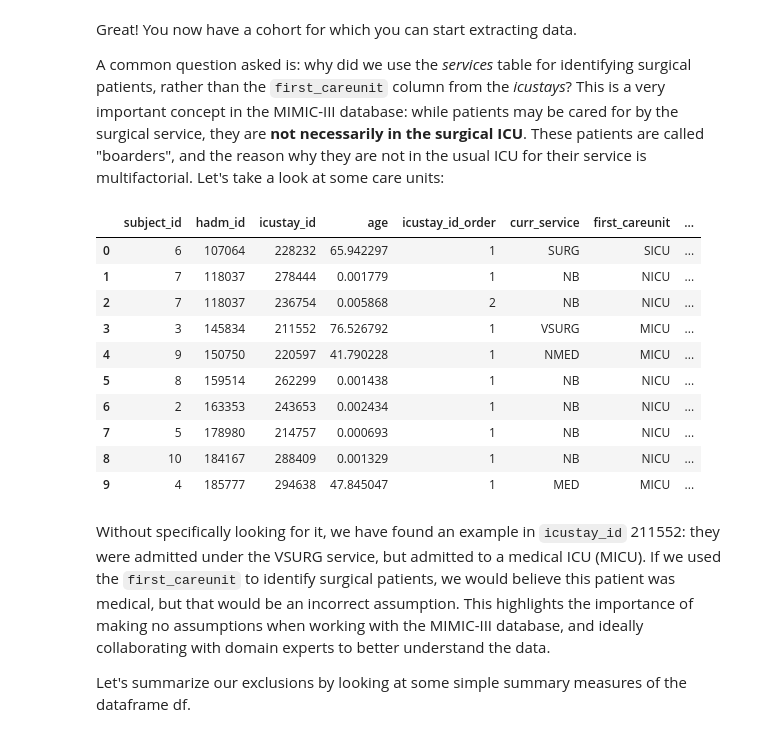
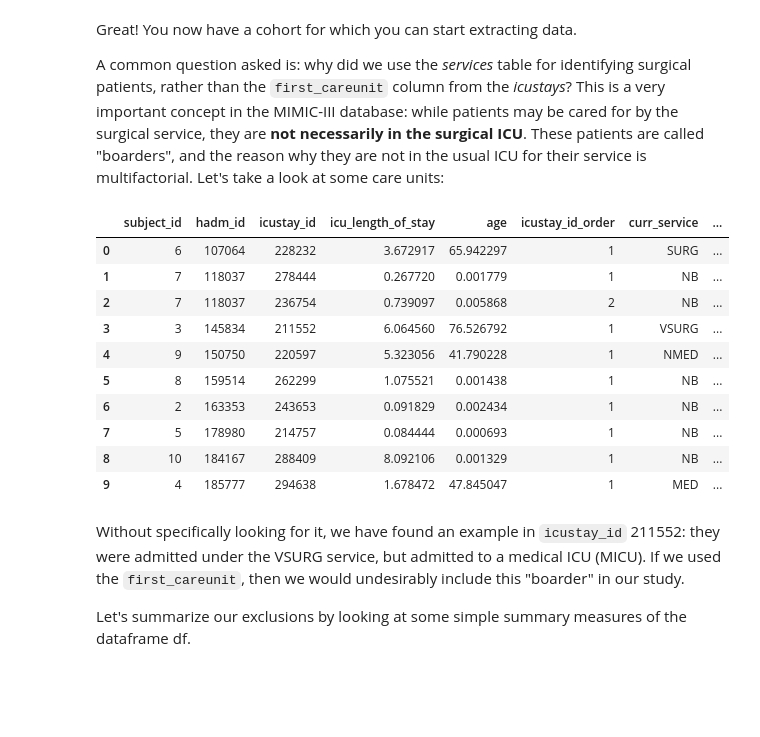
Before and after one commit to MIT-LCP/mimic-code, a Jupyter notebook: tutorials/cohort-selection.ipynb, the cells around one changed output. Drawn from its saved outputs; the diff is of its cells as text; code cells hidden in the pictures; blank space fills up the shorter version.

Commit message:
better organization

```diff
--- a/tutorials/cohort-selection.ipynb
+++ b/tutorials/cohort-selection.ipynb
@@ -475,60 +644,72 @@ A common question asked is: why did we use the *services* table for identifying
 query = query_schema + """
 WITH co AS
 (
-SELECT icu.subject_id, hadm_id, icustay_id, intime, outtime, first_careunit
-  , EXTRACT('epoch' from icu.intime - pat.dob) / 60.0 / 60.0 / 24.0 / 365.242 as age
-  , RANK() OVER (PARTITION BY icu.subject_id ORDER BY icu.intime) AS icustay_id_order
+SELECT icu.subject_id, icu.hadm_id, icu.icustay_id, first_careunit
+, EXTRACT(EPOCH FROM outtime - intime)/60.0/60.0/24.0 as icu_length_of_stay
+, EXTRACT('epoch' from icu.intime - pat.dob) / 60.0 / 60.0 / 24.0 / 365.242 as age
+, RANK() OVER (PARTITION BY icu.subject_id ORDER BY icu.intime) AS icustay_id_order
 FROM icustays icu
 INNER JOIN patients pat
   ON icu.subject_id = pat.subject_id
 LIMIT 10
 )
 , serv AS
 (
 SELECT icu.hadm_id, icu.icustay_id, se.curr_service
 , CASE
     WHEN curr_service like '%SURG' then 1
     WHEN curr_service = 'ORTHO' then 1
     ELSE 0 END
   as surgical
 , RANK() OVER (PARTITION BY icu.hadm_id ORDER BY se.transfertime DESC) as rank
 FROM icustays icu
 LEFT JOIN services se
  ON icu.hadm_id = se.hadm_id
 AND se.transfertime < icu.intime + interval '12' hour
 )
 SELECT
-  co.subject_id, co.hadm_id, co.icustay_id, co.age
+  co.subject_id, co.hadm_id, co.icustay_id, co.icu_length_of_stay
+  , co.age
   , co.icustay_id_order
   , serv.curr_service
-  , first_careunit
-  , CASE WHEN co.age <= 16 THEN 1
-      ELSE 0 END as exclusion_age
-  , CASE WHEN co.icustay_id_order != 1 THEN 1
-      ELSE 0 END as exclusion_first_stay
-  , CASE WHEN serv.surgical = 1 THEN 1
-      ELSE 0 END as exclusion_surgical
+  , co.first_careunit
+  , CASE
+        WHEN co.icu_length_of_stay < 2 then 1
+    ELSE 0 END
+    AS exclusion_los
+  , CASE
+        WHEN co.age < 16 then 1
+    ELSE 0 END
+    AS exclusion_age
+  , CASE
+        WHEN co.icustay_id_order != 1 THEN 1
+    ELSE 0 END
+    AS exclusion_first_stay
+  , CASE
+        WHEN serv.surgical = 1 THEN 1
+    ELSE 0 END
+    as exclusion_surgical
 FROM co
 LEFT JOIN serv
   ON  co.icustay_id = serv.icustay_id
   AND serv.rank = 1
 """
 df = pd.read_sql_query(query, con)
 df
 # %% [output]
-|  | subject_id | hadm_id | icustay_id | age | icustay_id_order | curr_service | first_careunit | ... |
-| 0 | 6 | 107064 | 228232 | 65.942297 | 1 | SURG | SICU | ... |
-| 1 | 7 | 118037 | 278444 | 0.001779 | 1 | NB | NICU | ... |
-| 2 | 7 | 118037 | 236754 | 0.005868 | 2 | NB | NICU | ... |
-| 3 | 3 | 145834 | 211552 | 76.526792 | 1 | VSURG | MICU | ... |
-| 4 | 9 | 150750 | 220597 | 41.790228 | 1 | NMED | MICU | ... |
-| 5 | 8 | 159514 | 262299 | 0.001438 | 1 | NB | NICU | ... |
-| 6 | 2 | 163353 | 243653 | 0.002434 | 1 | NB | NICU | ... |
-| 7 | 5 | 178980 | 214757 | 0.000693 | 1 | NB | NICU | ... |
-| 8 | 10 | 184167 | 288409 | 0.001329 | 1 | NB | NICU | ... |
-| 9 | 4 | 185777 | 294638 | 47.845047 | 1 | MED | MICU | ... |
+|  | subject_id | hadm_id | icustay_id | icu_length_of_stay | age | icustay_id_order | curr_service | ... |
+| 0 | 6 | 107064 | 228232 | 3.672917 | 65.942297 | 1 | SURG | ... |
+| 1 | 7 | 118037 | 278444 | 0.267720 | 0.001779 | 1 | NB | ... |
+| 2 | 7 | 118037 | 236754 | 0.739097 | 0.005868 | 2 | NB | ... |
+| 3 | 3 | 145834 | 211552 | 6.064560 | 76.526792 | 1 | VSURG | ... |
+| 4 | 9 | 150750 | 220597 | 5.323056 | 41.790228 | 1 | NMED | ... |
+| 5 | 8 | 159514 | 262299 | 1.075521 | 0.001438 | 1 | NB | ... |
+| 6 | 2 | 163353 | 243653 | 0.091829 | 0.002434 | 1 | NB | ... |
+| 7 | 5 | 178980 | 214757 | 0.084444 | 0.000693 | 1 | NB | ... |
+| 8 | 10 | 184167 | 288409 | 8.092106 | 0.001329 | 1 | NB | ... |
+| 9 | 4 | 185777 | 294638 | 1.678472 | 47.845047 | 1 | MED | ... |
 # %% [markdown]
-Without specifically looking for it, we have found an example in `icustay_id` 211552: they were admitted under the VSURG service, but admitted to a medical ICU (MICU). If we used the `first_careunit` to identify surgical patients, we would believe this patient was medical, but that would be an incorrect assumption. This highlights the importance of making no assumptions when working with the MIMIC-III database, and ideally collaborating with domain experts to better understand the data.
+Without specifically looking for it, we have found an example in `icustay_id` 211552: they were admitted under the VSURG service, but admitted to a medical ICU (MICU). If we used the `first_careunit`, then we would undesirably include this "boarder" in our study.
 
 Let's summarize our exclusions by looking at some simple summary measures of the dataframe df.
 # %%
```
Also changed, not shown: parts of 45 cells of this notebook.
